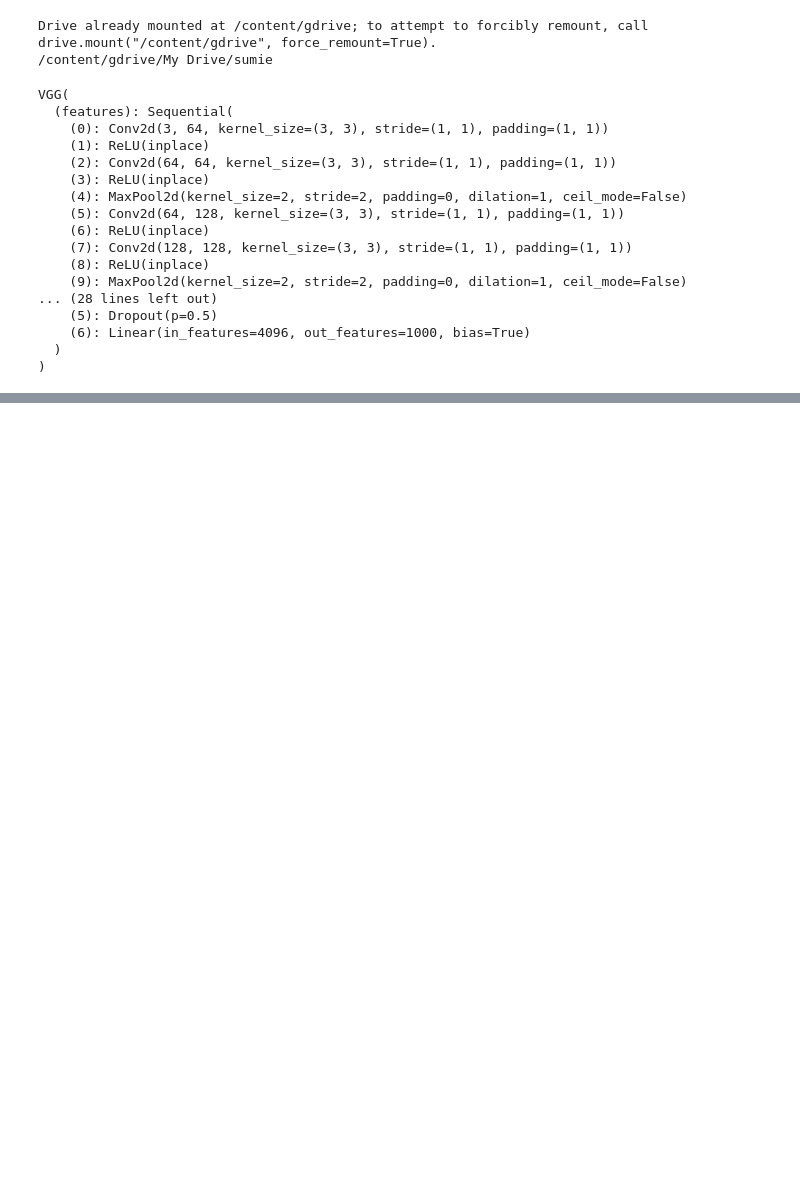
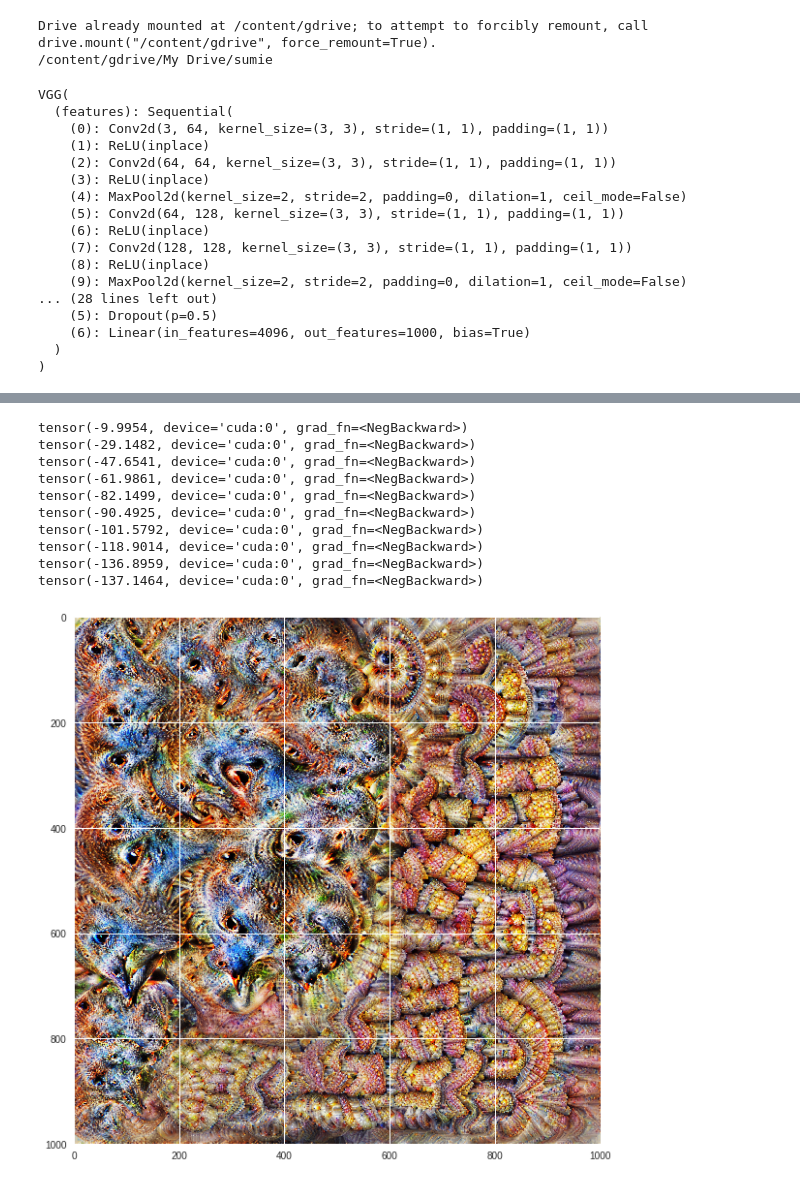
Before and after one commit to justinpinkney/sumie, a Jupyter notebook: docs/im_opt.ipynb, the cells around one changed output, grey strips where cells are left out. Drawn from its saved outputs; the diff is of its cells as text; code cells hidden in the pictures; blank space fills up the shorter version.

```diff
--- a/docs/im_opt.ipynb
+++ b/docs/im_opt.ipynb
@@ -109,0 +123,26 @@ sumie.montage.show(255*im.get_image().cpu())
+# %%
+im.transforms[1] = sumie.transforms.Interpolate(1)
+for i in range(steps):
+    optimiser.zero_grad()
+    out = model.features(im())
+
+    loss = -channel.objective
+    if i % (steps/10) == 0:
+        print(loss)
+    loss.backward()
+    optimiser.step()
+
+fig = plt.figure(figsize=(10,10))
+sumie.montage.show(255*im.get_image().cpu())
+# %% [output]
+tensor(-9.9954, device='cuda:0', grad_fn=<NegBackward>)
+tensor(-29.1482, device='cuda:0', grad_fn=<NegBackward>)
+tensor(-47.6541, device='cuda:0', grad_fn=<NegBackward>)
+tensor(-61.9861, device='cuda:0', grad_fn=<NegBackward>)
+tensor(-82.1499, device='cuda:0', grad_fn=<NegBackward>)
+tensor(-90.4925, device='cuda:0', grad_fn=<NegBackward>)
+tensor(-101.5792, device='cuda:0', grad_fn=<NegBackward>)
+tensor(-118.9014, device='cuda:0', grad_fn=<NegBackward>)
+tensor(-136.8959, device='cuda:0', grad_fn=<NegBackward>)
+tensor(-137.1464, device='cuda:0', grad_fn=<NegBackward>)
+[figure, added]
```
Also changed, not shown: parts of 4 cells of this notebook, 1 other file.
